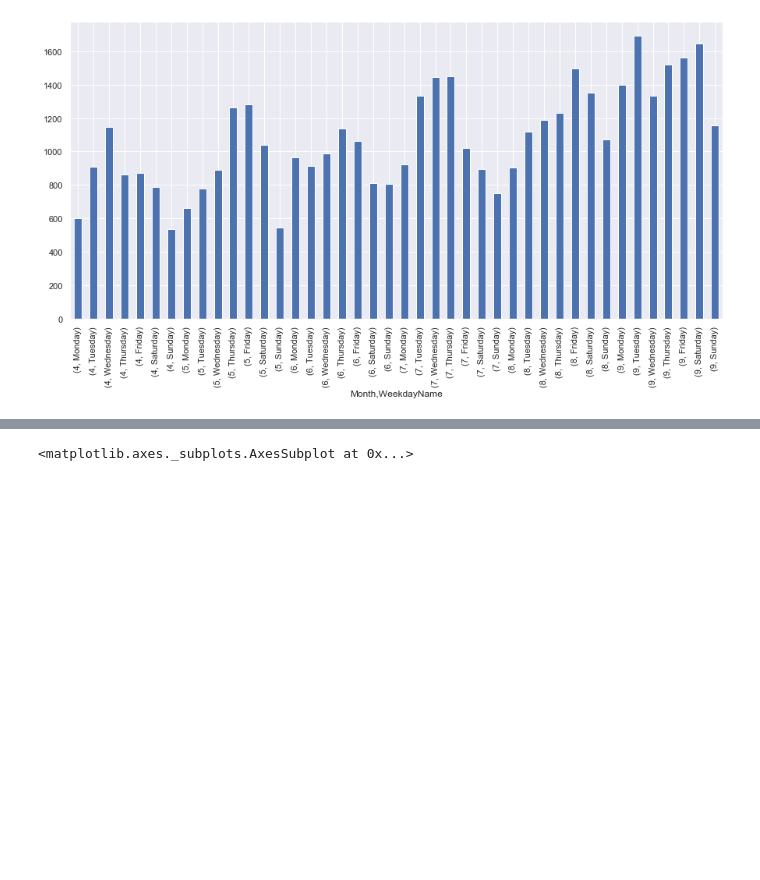
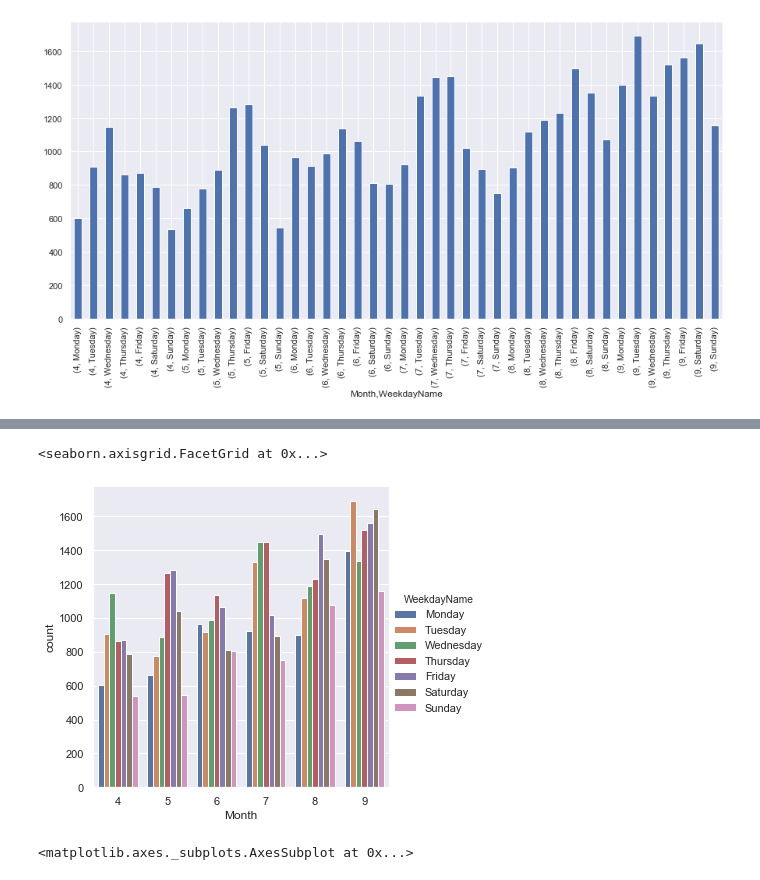
Before and after one commit to yrahan/uber, a Jupyter notebook: Uber Data Analysis Project.ipynb, the cells around one changed output, grey strips where cells are left out. Cells and saved outputs as stored; diff of their text form; code cells hidden in the pictures; blank space fills up the shorter version.

```diff
--- a/Uber Data Analysis Project.ipynb
+++ b/Uber Data Analysis Project.ipynb
@@ -319,3 +376,8 @@ data_2014.groupby(['Month','WeekdayName']).n.count().plot(kind='bar')
+# %%
+sns.catplot(data=data_2014,kind='count',x='Month',hue='WeekdayName')
+# %% [output]
+<seaborn.axisgrid.FacetGrid at 0x...>
+[figure, added]
 # %%
 data_2014.groupby('Hour').n.count().plot(kind='bar')
 # %% [output]
```
Also changed, not shown: parts of 24 cells of this notebook.
